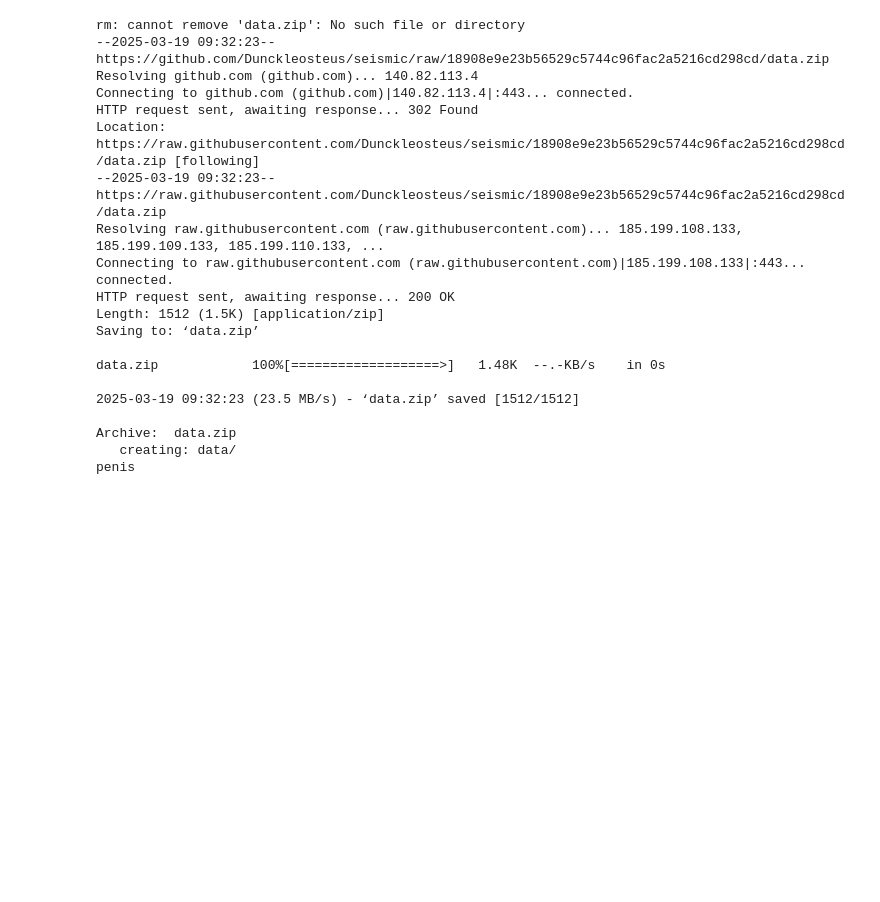
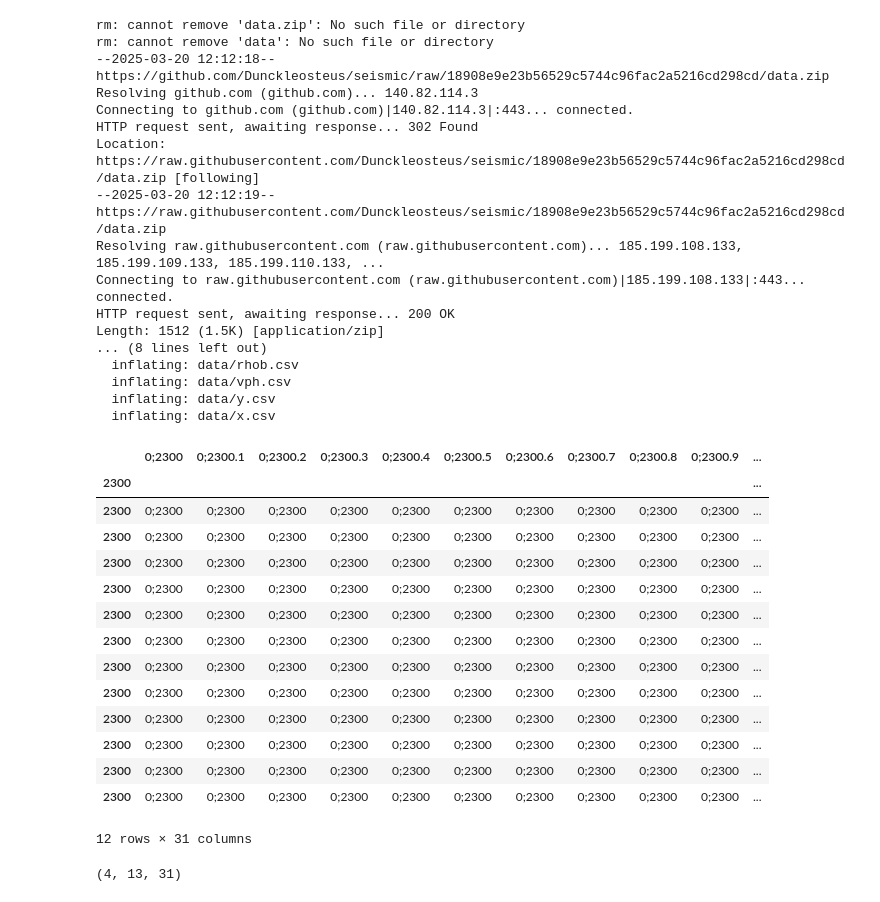
Before and after one commit to AdrienES/Codes, a Jupyter notebook: seismic.ipynb, the cells around one changed output. Saved outputs shown, nothing was run; the diff lists cells and outputs as text; code cells hidden in the pictures; blank space fills up the shorter version.

```diff
--- a/seismic.ipynb
+++ b/seismic.ipynb
@@ -3,26 +20,63 @@
 # %%
 !rm data.zip
+!rm -r data
 !wget https://github.com/Dunckleosteus/seismic/raw/18908e9e23b56529c5744c96fac2a5216cd298cd/data.zip
-!unzip data.zip data/
-print('penis')
+!unzip data.zip
 # %% [output]
 rm: cannot remove 'data.zip': No such file or directory
---2025-03-19 09:32:23--  https://github.com/Dunckleosteus/seismic/raw/18908e9e23b56529c5744c96fac2a5216cd298cd/data.zip
-Resolving github.com (github.com)... 140.82.113.4
-Connecting to github.com (github.com)|140.82.113.4|:443... connected.
+rm: cannot remove 'data': No such file or directory
+--2025-03-20 12:12:18--  https://github.com/Dunckleosteus/seismic/raw/18908e9e23b56529c5744c96fac2a5216cd298cd/data.zip
+Resolving github.com (github.com)... 140.82.114.3
+Connecting to github.com (github.com)|140.82.114.3|:443... connected.
 HTTP request sent, awaiting response... 302 Found
 Location: https://raw.githubusercontent.com/Dunckleosteus/seismic/18908e9e23b56529c5744c96fac2a5216cd298cd/data.zip [following]
---2025-03-19 09:32:23--  https://raw.githubusercontent.com/Dunckleosteus/seismic/18908e9e23b56529c5744c96fac2a5216cd298cd/data.zip
+--2025-03-20 12:12:19--  https://raw.githubusercontent.com/Dunckleosteus/seismic/18908e9e23b56529c5744c96fac2a5216cd298cd/data.zip
 Resolving raw.githubusercontent.com (raw.githubusercontent.com)... 185.199.108.133, 185.199.109.133, 185.199.110.133, ...
 Connecting to raw.githubusercontent.com (raw.githubusercontent.com)|185.199.108.133|:443... connected.
 HTTP request sent, awaiting response... 200 OK
 Length: 1512 (1.5K) [application/zip]
-Saving to: ‘data.zip’
-
-data.zip            100%[===================>]   1.48K  --.-KB/s    in 0s
-
-2025-03-19 09:32:23 (23.5 MB/s) - ‘data.zip’ saved [1512/1512]
-
-Archive:  data.zip
-   creating: data/
-penis
+... (8 lines left out)
+  inflating: data/rhob.csv
+  inflating: data/vph.csv
+  inflating: data/y.csv
+  inflating: data/x.csv
+# %%
+rhob = pd.read_csv('data/rhob.csv', index_col=0)
+rhob
+# %% [output]
+|  | 0;2300 | 0;2300.1 | 0;2300.2 | 0;2300.3 | 0;2300.4 | 0;2300.5 | 0;2300.6 | 0;2300.7 | 0;2300.8 | 0;2300.9 | ... |
+| 2300 |  |  |  |  |  |  |  |  |  |  | ... |
+| 2300 | 0;2300 | 0;2300 | 0;2300 | 0;2300 | 0;2300 | 0;2300 | 0;2300 | 0;2300 | 0;2300 | 0;2300 | ... |
+| 2300 | 0;2300 | 0;2300 | 0;2300 | 0;2300 | 0;2300 | 0;2300 | 0;2300 | 0;2300 | 0;2300 | 0;2300 | ... |
+| 2300 | 0;2300 | 0;2300 | 0;2300 | 0;2300 | 0;2300 | 0;2300 | 0;2300 | 0;2300 | 0;2300 | 0;2300 | ... |
+| 2300 | 0;2300 | 0;2300 | 0;2300 | 0;2300 | 0;2300 | 0;2300 | 0;2300 | 0;2300 | 0;2300 | 0;2300 | ... |
+| 2300 | 0;2300 | 0;2300 | 0;2300 | 0;2300 | 0;2300 | 0;2300 | 0;2300 | 0;2300 | 0;2300 | 0;2300 | ... |
+| 2300 | 0;2300 | 0;2300 | 0;2300 | 0;2300 | 0;2300 | 0;2300 | 0;2300 | 0;2300 | 0;2300 | 0;2300 | ... |
+| 2300 | 0;2300 | 0;2300 | 0;2300 | 0;2300 | 0;2300 | 0;2300 | 0;2300 | 0;2300 | 0;2300 | 0;2300 | ... |
+| 2300 | 0;2300 | 0;2300 | 0;2300 | 0;2300 | 0;2300 | 0;2300 | 0;2300 | 0;2300 | 0;2300 | 0;2300 | ... |
+| 2300 | 0;2300 | 0;2300 | 0;2300 | 0;2300 | 0;2300 | 0;2300 | 0;2300 | 0;2300 | 0;2300 | 0;2300 | ... |
+| 2300 | 0;2300 | 0;2300 | 0;2300 | 0;2300 | 0;2300 | 0;2300 | 0;2300 | 0;2300 | 0;2300 | 0;2300 | ... |
+| 2300 | 0;2300 | 0;2300 | 0;2300 | 0;2300 | 0;2300 | 0;2300 | 0;2300 | 0;2300 | 0;2300 | 0;2300 | ... |
+| 2300 | 0;2300 | 0;2300 | 0;2300 | 0;2300 | 0;2300 | 0;2300 | 0;2300 | 0;2300 | 0;2300 | 0;2300 | ... |
+12 rows × 31 columns
+# %%
+
+df_path_list = [
+    "data/rhob.csv",
+    "data/vph.csv",
+    "data/x.csv",
+    "data/y.csv",
+]
+df_list = [pd.read_csv(path, index_col=None, header=None, sep=";") for path in df_path_list]
+[df.dropna(inplace=True) for df in df_list]
+for df in df_list:
+  for col in df.columns:
+    try:
+      df[col] = df[col].str.replace(",", ".").astype(float).values
+    except:
+      df.values
+
+array = np.stack(df_list)
+array.shape
+# %% [output]
+(4, 13, 31)
```
Also changed, not shown: parts of 11 cells of this notebook.
